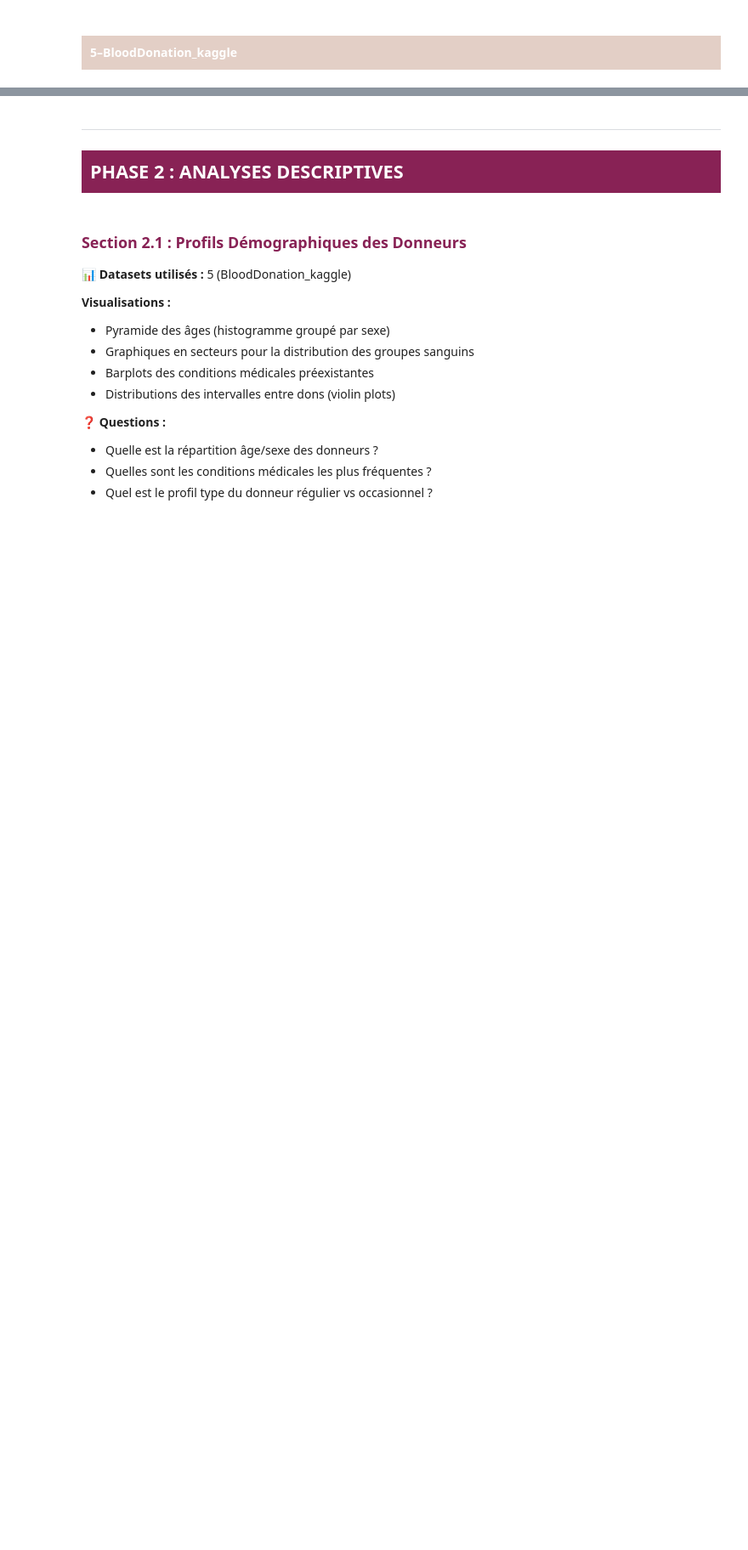
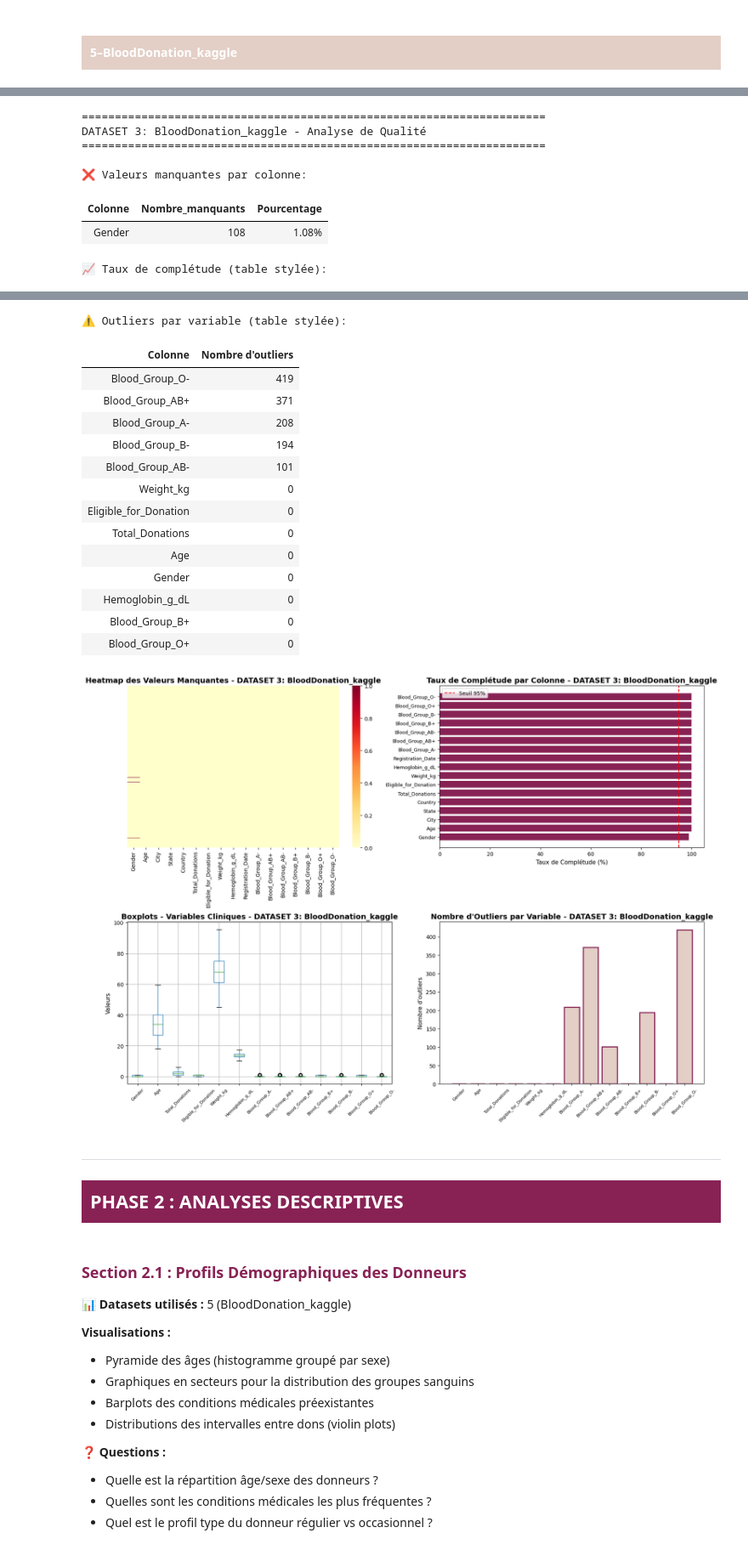
Before and after one commit to lafilledepondy/bloodDataAnalysis, a Jupyter notebook: Aftisse.Ravendirane.2.ipynb, the cells around one changed output, grey strips where cells are left out. Shown at 85% size. Saved outputs shown, nothing was run; the diff lists cells and outputs as text; code cells hidden in the pictures; blank space fills up the shorter version.

```diff
--- a/Aftisse.Ravendirane.2.ipynb
+++ b/Aftisse.Ravendirane.2.ipynb
@@ -1046,0 +1239,38 @@ analyze_dataset_quality(
+# %%
+df=BloodDonation_kaggle
+
+df.drop(columns=["Donor_ID","Full_Name","Email","Contact_Number","Last_Donation_Date","Donation_Center","Medical_Condition"],inplace=True)
+
+df["Gender"]=df["Gender"].map({"Male":1,"Female":0})
+
+df["Eligible_for_Donation"]=df["Eligible_for_Donation"].map({"Yes":1,"No":0})
+
+df["Registration_Date"]=pd.to_datetime(df["Registration_Date"],dayfirst=True, errors="coerce")
+
+df=df[(df["Age"].between(18,65))&(df["Weight_kg"].between(40,150))]
+
+df=df[df["Hemoglobin_g_dL"].between(10,20)]
+
+for c in ["Age","Total_Donations","Weight_kg","Hemoglobin_g_dL"]:
+  df[c]=cap_iqr(df[c])
+
+df=pd.get_dummies(df,columns=["Blood_Group"],
+                   drop_first=True)
+
+BloodDonation_kaggle = df
+# %%
+analyze_dataset_quality(
+    BloodDonation_kaggle,
+    clinical_vars=None,
+    dataset_name="DATASET 3: BloodDonation_kaggle",
+    completeness_threshold=95
+)
+# %% [output]
+======================================================================
+DATASET 3: BloodDonation_kaggle - Analyse de Qualité
+======================================================================
+
+❌ Valeurs manquantes par colonne:
+| Colonne | Nombre_manquants | Pourcentage |
+| Gender | 108 | 1.08% |
+📈 Taux de complétude (table stylée):
@@ -1047,3 +1295,19 @@ analyze_dataset_quality(
+⚠️ Outliers par variable (table stylée):
+| Colonne | Nombre d'outliers |
+| Blood_Group_O- | 419 |
+| Blood_Group_AB+ | 371 |
+| Blood_Group_A- | 208 |
+| Blood_Group_B- | 194 |
+| Blood_Group_AB- | 101 |
+| Weight_kg | 0 |
+| Eligible_for_Donation | 0 |
+| Total_Donations | 0 |
+| Age | 0 |
+| Gender | 0 |
+| Hemoglobin_g_dL | 0 |
+| Blood_Group_B+ | 0 |
+| Blood_Group_O+ | 0 |
+[figure, added]
 # %% [markdown]
 ---
 
```
Also changed, not shown: parts of 15 cells of this notebook.
